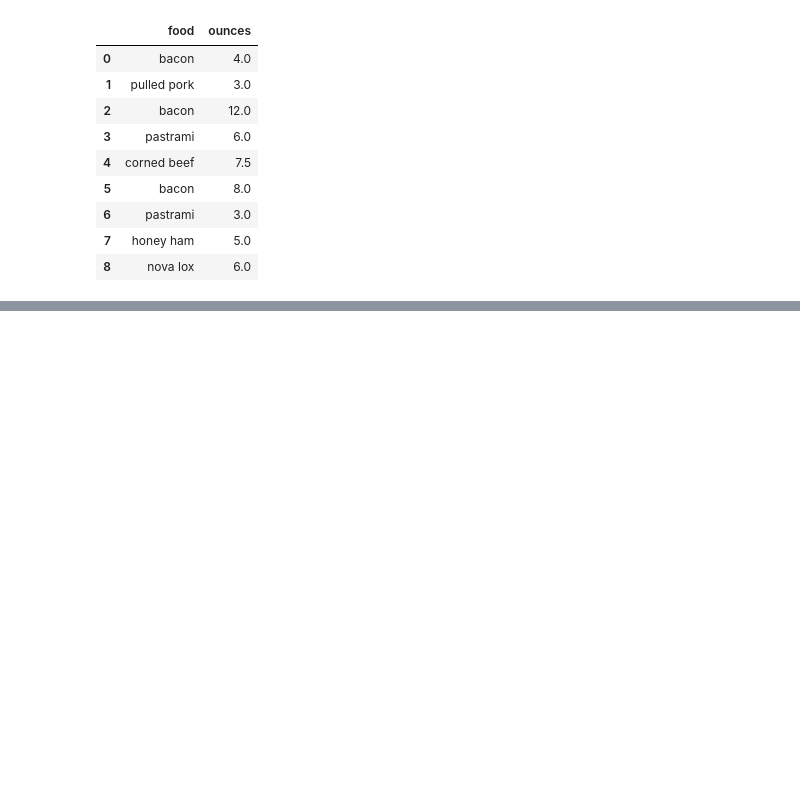
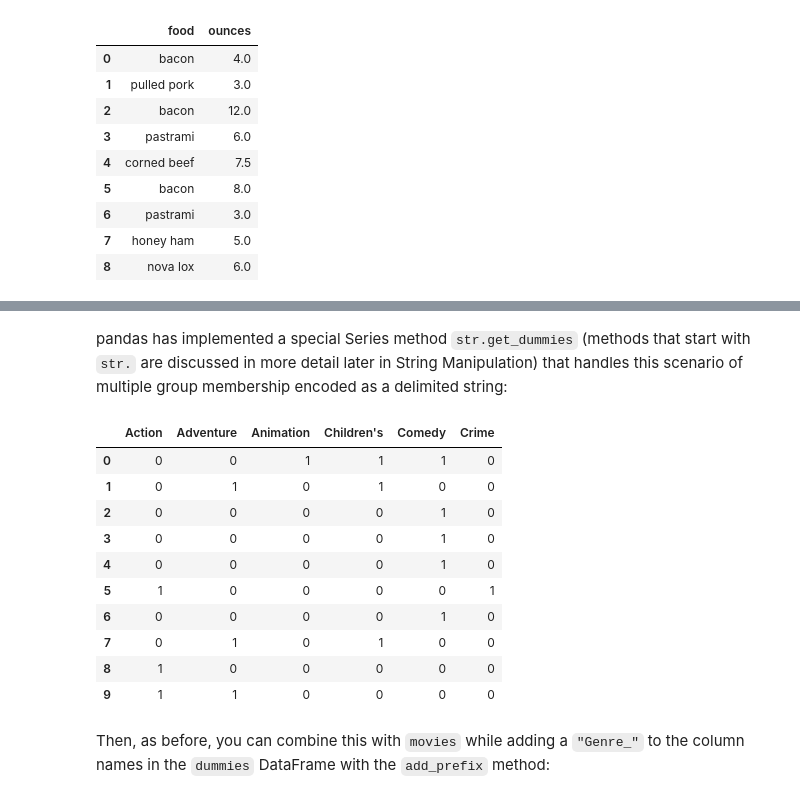
Before and after one commit to TimLinkous/McKinneyBook, a Jupyter notebook: Chapter678/CH 7.ipynb, the cells around one changed output, grey strips where cells are left out. Cells and saved outputs as stored; diff of their text form; code cells hidden in the pictures; blank space fills up the shorter version.

```diff
--- a/Chapter678/CH 7.ipynb
+++ b/Chapter678/CH 7.ipynb
@@ -363,0 +839,5 @@ data
+# %%
+mnames = ["movie_id", "title", "genres"]
+
+movies = pd.read_table("/Users/timl/PythonWork/Data:Jupyter/McKinneyBook/Chapter678/movies.dat", sep="::",
+                    header=None, names=mnames, engine="python")
@@ -363,0 +858,20 @@ data
+# %% [markdown]
+pandas has implemented a special Series method `str.get_dummies` (methods that start with `str.` are discussed in more detail later in String Manipulation) that handles this scenario of multiple group membership encoded as a delimited string:
+# %%
+dummies = movies["genres"].str.get_dummies("|")
+
+dummies.iloc[:10, :6]
+# %% [output]
+|  | Action | Adventure | Animation | Children's | Comedy | Crime |
+| 0 | 0 | 0 | 1 | 1 | 1 | 0 |
+| 1 | 0 | 1 | 0 | 1 | 0 | 0 |
+| 2 | 0 | 0 | 0 | 0 | 1 | 0 |
+| 3 | 0 | 0 | 0 | 0 | 1 | 0 |
+| 4 | 0 | 0 | 0 | 0 | 1 | 0 |
+| 5 | 1 | 0 | 0 | 0 | 0 | 1 |
+| 6 | 0 | 0 | 0 | 0 | 1 | 0 |
+| 7 | 0 | 1 | 0 | 1 | 0 | 0 |
+| 8 | 1 | 0 | 0 | 0 | 0 | 0 |
+| 9 | 1 | 1 | 0 | 0 | 0 | 0 |
+# %% [markdown]
+Then, as before, you can combine this with `movies` while adding a `"Genre_"` to the column names in the `dummies` DataFrame with the `add_prefix` method:
```
Also changed, not shown: parts of 89 cells of this notebook, 4 other files.
